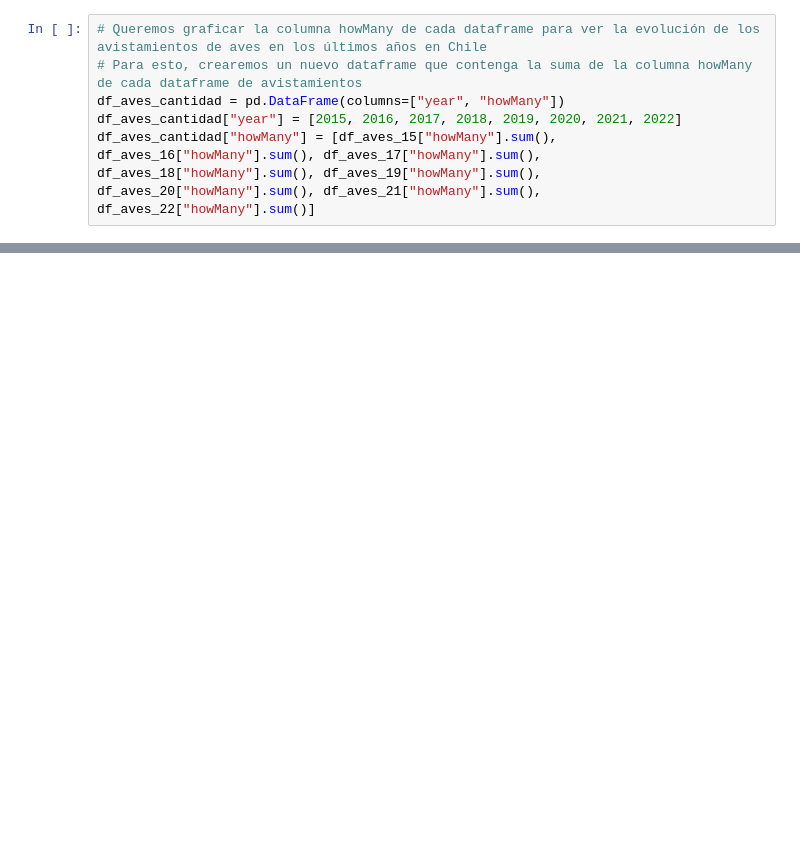
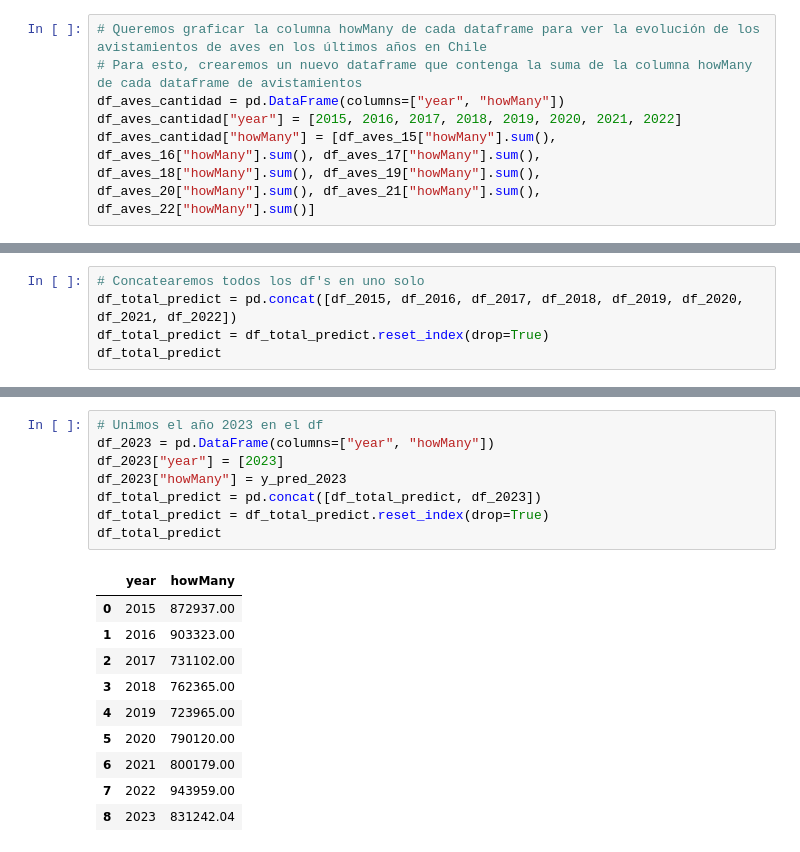
Before and after one commit to ymotomy/Proyecto-IMT2200, a Jupyter notebook: Pandemia.ipynb, the cells around one changed output, grey strips where cells are left out. Drawn from its saved outputs; the diff is of its cells as text; blank space fills up the shorter version.

```diff
--- a/Pandemia.ipynb
+++ b/Pandemia.ipynb
@@ -224,0 +259,5 @@ plt.show()
+# %%
+# Concatearemos todos los df's en uno solo
+df_total_predict = pd.concat([df_2015, df_2016, df_2017, df_2018, df_2019, df_2020, df_2021, df_2022])
+df_total_predict = df_total_predict.reset_index(drop=True)
+df_total_predict
@@ -224,0 +301,19 @@ plt.show()
+# %%
+# Unimos el año 2023 en el df
+df_2023 = pd.DataFrame(columns=["year", "howMany"])
+df_2023["year"] = [2023]
+df_2023["howMany"] = y_pred_2023
+df_total_predict = pd.concat([df_total_predict, df_2023])
+df_total_predict = df_total_predict.reset_index(drop=True)
+df_total_predict
+# %% [output]
+|  | year | howMany |
+| 0 | 2015 | 872937.00 |
+| 1 | 2016 | 903323.00 |
+| 2 | 2017 | 731102.00 |
+| 3 | 2018 | 762365.00 |
+| 4 | 2019 | 723965.00 |
+| 5 | 2020 | 790120.00 |
+| 6 | 2021 | 800179.00 |
+| 7 | 2022 | 943959.00 |
+| 8 | 2023 | 831242.04 |
```
Also changed, not shown: parts of 18 cells of this notebook.
